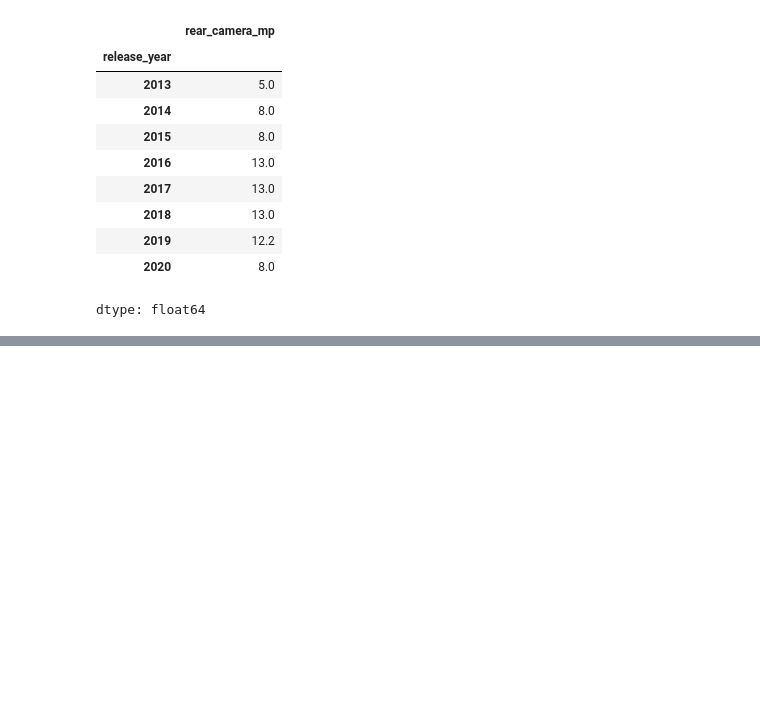
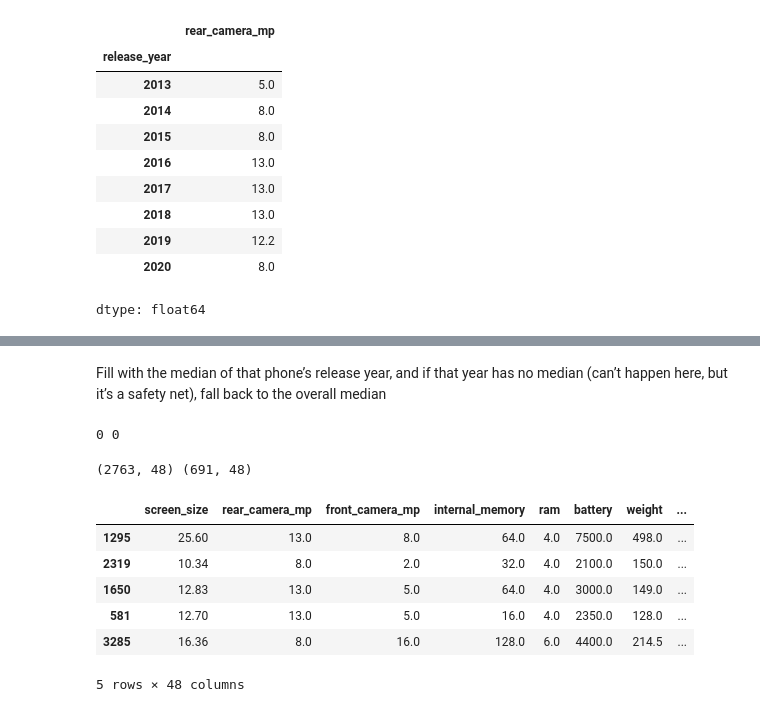
Before and after one commit to hussainmaroof98-oss/used_phone_prize_prediction, a Jupyter notebook: used_phone_price.ipynb, the cells around one changed output, grey strips where cells are left out. Saved outputs shown, nothing was run; the diff lists cells and outputs as text; code cells hidden in the pictures; blank space fills up the shorter version.

```diff
--- a/used_phone_price.ipynb
+++ b/used_phone_price.ipynb
@@ -209,0 +233,26 @@ dtype: float64
+# %% [markdown]
+Fill with the median of that phone’s release year, and if that year has no median (can’t happen here, but it’s a safety net), fall back to the overall median
+# %%
+cols_to_fill = ["rear_camera_mp", "front_camera_mp", "internal_memory",
+                "ram", "battery", "weight"]
+
+# 1. Learn the fill values from TRAIN only
+year_medians = X_train.groupby("release_year")[cols_to_fill].median()
+overall_medians = X_train[cols_to_fill].median()
+
+# 2. A reusable function that applies them
+def fill_missing(data):
+    data = data.copy()
+    for col in cols_to_fill:
+        per_year = data["release_year"].map(year_medians[col])
+        data[col] = data[col].fillna(per_year)
+        data[col] = data[col].fillna(overall_medians[col])
+    return data
+
+# 3. Apply the SAME fill values to both sets
+X_train = fill_missing(X_train)
+X_test = fill_missing(X_test)
+
+print(X_train.isnull().sum().sum(), X_test.isnull().sum().sum())
+# %% [output]
+0 0
@@ -209,0 +261,20 @@ dtype: float64
+# %%
+cat_cols = ["device_brand", "os", "4g", "5g"]
+
+X_train = pd.get_dummies(X_train, columns=cat_cols, drop_first=True, dtype=int)
+X_test = pd.get_dummies(X_test, columns=cat_cols, drop_first=True, dtype=int)
+
+# make the test columns match the train columns exactly
+X_test = X_test.reindex(columns=X_train.columns, fill_value=0)
+
+print(X_train.shape, X_test.shape)
+X_train.head()
+# %% [output]
+(2763, 48) (691, 48)
+|  | screen_size | rear_camera_mp | front_camera_mp | internal_memory | ram | battery | weight | ... |
+| 1295 | 25.60 | 13.0 | 8.0 | 64.0 | 4.0 | 7500.0 | 498.0 | ... |
+| 2319 | 10.34 | 8.0 | 2.0 | 32.0 | 4.0 | 2100.0 | 150.0 | ... |
+| 1650 | 12.83 | 13.0 | 5.0 | 64.0 | 4.0 | 3000.0 | 149.0 | ... |
+| 581 | 12.70 | 13.0 | 5.0 | 16.0 | 4.0 | 2350.0 | 128.0 | ... |
+| 3285 | 16.36 | 8.0 | 16.0 | 128.0 | 6.0 | 4400.0 | 214.5 | ... |
+5 rows × 48 columns
```
Also changed, not shown: parts of 14 cells of this notebook.
